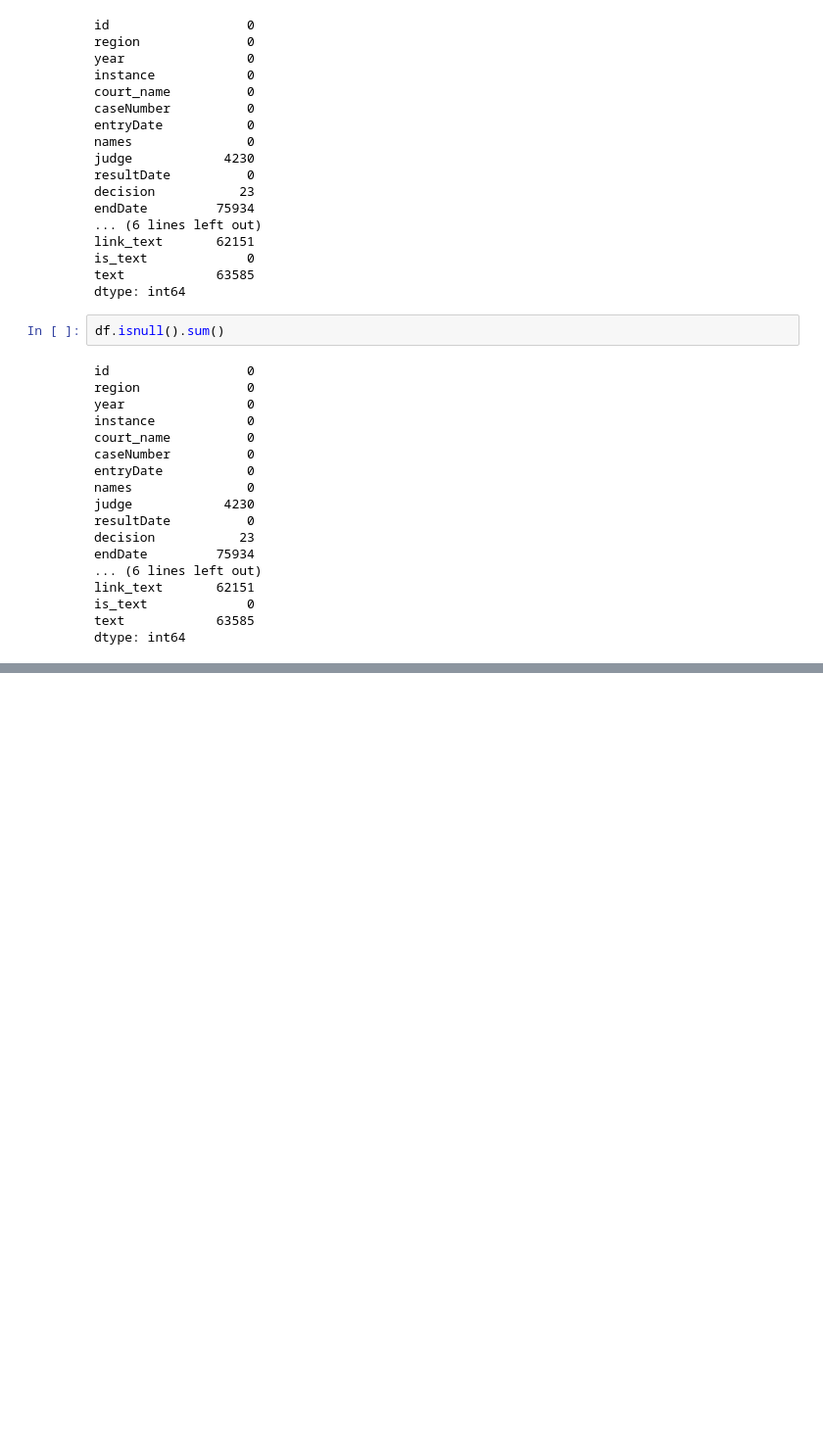
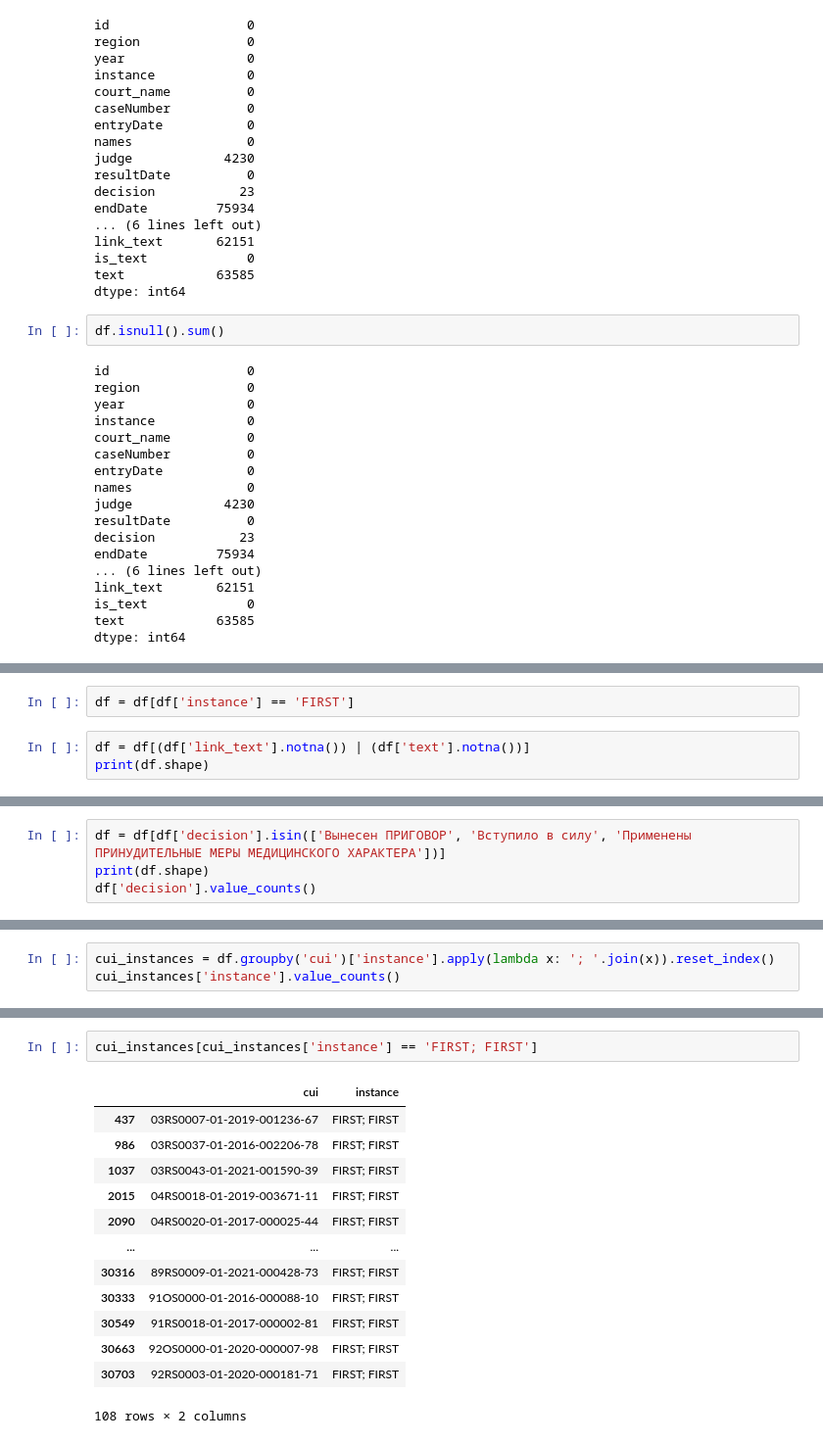
Before and after one commit to vru116/criminal-research, a Jupyter notebook: data_preprocessing.ipynb, the cells around one changed output, grey strips where cells are left out. Shown at 98% size. Saved outputs shown, nothing was run; the diff lists cells and outputs as text; blank space fills up the shorter version.

```diff
--- a/data_preprocessing.ipynb
+++ b/data_preprocessing.ipynb
@@ -153,0 +130,5 @@ text 1 [nan]
+# %%
+df = df[df['instance'] == 'FIRST']
+# %%
+df = df[(df['link_text'].notna()) | (df['text'].notna())]
+print(df.shape)
@@ -208,0 +205,4 @@ instance 2 ['APPELLATION' 'FIRST']
+# %%
+df = df[df['decision'].isin(['Вынесен ПРИГОВОР', 'Вступило в силу', 'Применены ПРИНУДИТЕЛЬНЫЕ МЕРЫ МЕДИЦИНСКОГО ХАРАКТЕРА'])]
+print(df.shape)
+df['decision'].value_counts()
@@ -208,0 +236,3 @@ instance 2 ['APPELLATION' 'FIRST']
+# %%
+cui_instances = df.groupby('cui')['instance'].apply(lambda x: '; '.join(x)).reset_index()
+cui_instances['instance'].value_counts()
@@ -208,0 +268,16 @@ instance 2 ['APPELLATION' 'FIRST']
+# %%
+cui_instances[cui_instances['instance'] == 'FIRST; FIRST']
+# %% [output]
+|  | cui | instance |
+| 437 | 03RS0007-01-2019-001236-67 | FIRST; FIRST |
+| 986 | 03RS0037-01-2016-002206-78 | FIRST; FIRST |
+| 1037 | 03RS0043-01-2021-001590-39 | FIRST; FIRST |
+| 2015 | 04RS0018-01-2019-003671-11 | FIRST; FIRST |
+| 2090 | 04RS0020-01-2017-000025-44 | FIRST; FIRST |
+| ... | ... | ... |
+| 30316 | 89RS0009-01-2021-000428-73 | FIRST; FIRST |
+| 30333 | 91OS0000-01-2016-000088-10 | FIRST; FIRST |
+| 30549 | 91RS0018-01-2017-000002-81 | FIRST; FIRST |
+| 30663 | 92OS0000-01-2020-000007-98 | FIRST; FIRST |
+| 30703 | 92RS0003-01-2020-000181-71 | FIRST; FIRST |
+108 rows × 2 columns
```
Also changed, not shown: parts of 53 cells of this notebook, 2 other files.
